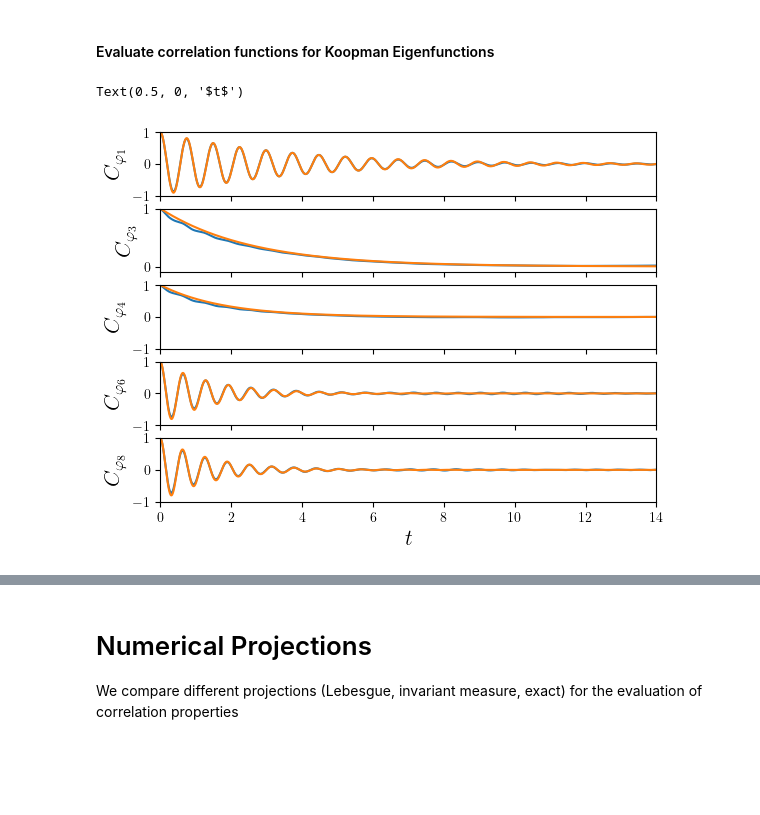
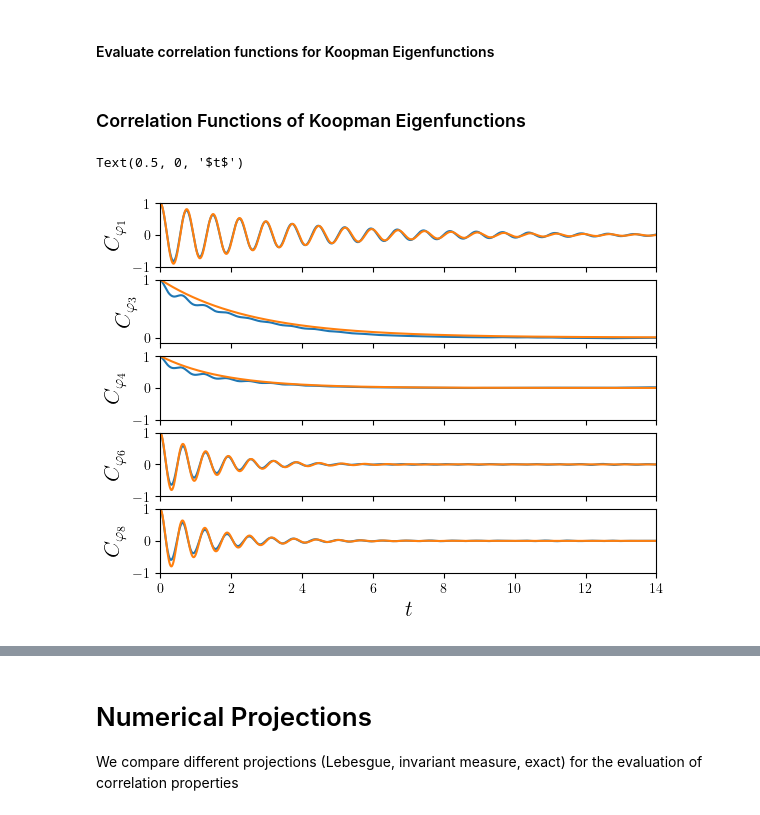
Before and after one commit to niccozagli/Response_Lorenz_Koopman, a Jupyter notebook: notebooks/new.ipynb, the cells around one changed output, grey strips where cells are left out. Cells and saved outputs as stored; diff of their text form; code cells hidden in the pictures; blank space fills up the shorter version.

Commit message:
Correlation functions work. Refactored the code and introduced a projection to koopman space class

```diff
--- a/notebooks/new.ipynb
+++ b/notebooks/new.ipynb
@@ -60,6 +60,8 @@ lorenz_cf_traj.tau = 10
 lorenz_cf_traj.t_span = (0,10000)
 t, X = lorenz_cf_traj.integrate_EM()
 scaled, data_min,data_max = normalise_data_chebyshev(X)
+# %% [markdown]
+### Correlation Functions of Koopman Eigenfunctions
 # %%
 PHI_TRAJ = edmd.evaluate_koopman_eigenfunctions_reduced(scaled,tsvd_regulariser)
 # %%
@@ -69,19 +71,18 @@ Dt = lorenz_cf_traj.dt * lorenz_cf_traj.tau * edmd.flight_time
 # %%
 fig , ax = plt.subplots(len(numbers),sharex=True)
 
 for i,number in enumerate(numbers):
     lags, cf = get_acf(PHI_TRAJ[:,number], nlags = nlags,Dt=Dt)
-    cf_th = np.real(np.exp(lambdas[number]*lags))
+    cf_th = np.real(np.exp(tsvd_regulariser.lambdas[number]*lags))
     ax[i].plot(lags,cf/cf[0])
     ax[i].plot(lags,cf_th /cf_th[0] )
     ax[i].set_xlim(0,14)
 
     ax[i].set_ylim(-1,1)
     if i ==1 :
         ax[i].set_ylim(-0.1,1)
     ax[i].set_ylabel(fr"$C_{{ \varphi_{number} }}$",size=16)
 ax[-1].set_xlabel("$t$",size=16)
-#fig.savefig("Correlation_function_Koopman_eigenfunctions.png",dpi=600)
 # %% [output]
 Text(0.5, 0, '$t$')
-[figure, old version]
+[figure, new version]
```
Also changed, not shown: parts of 10 cells of this notebook, 1 other file.
